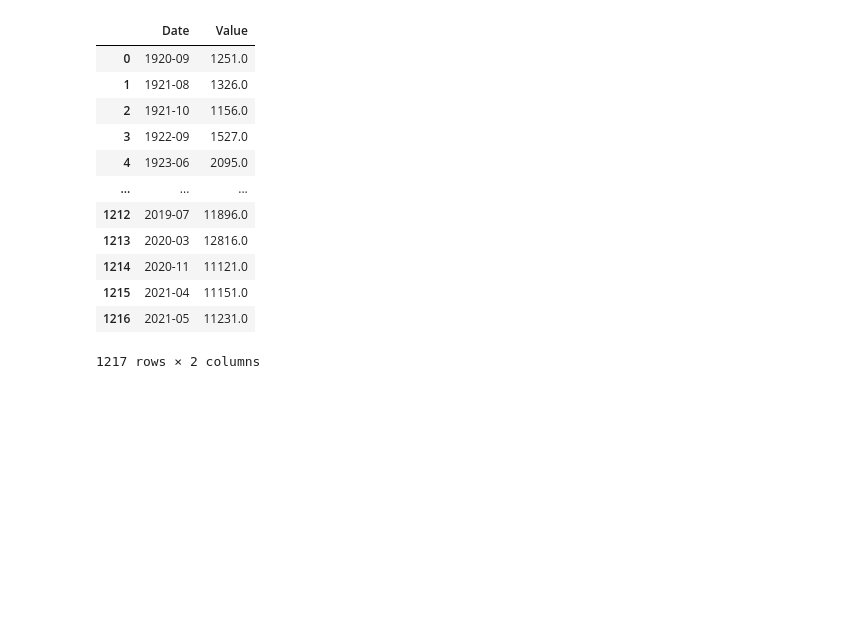
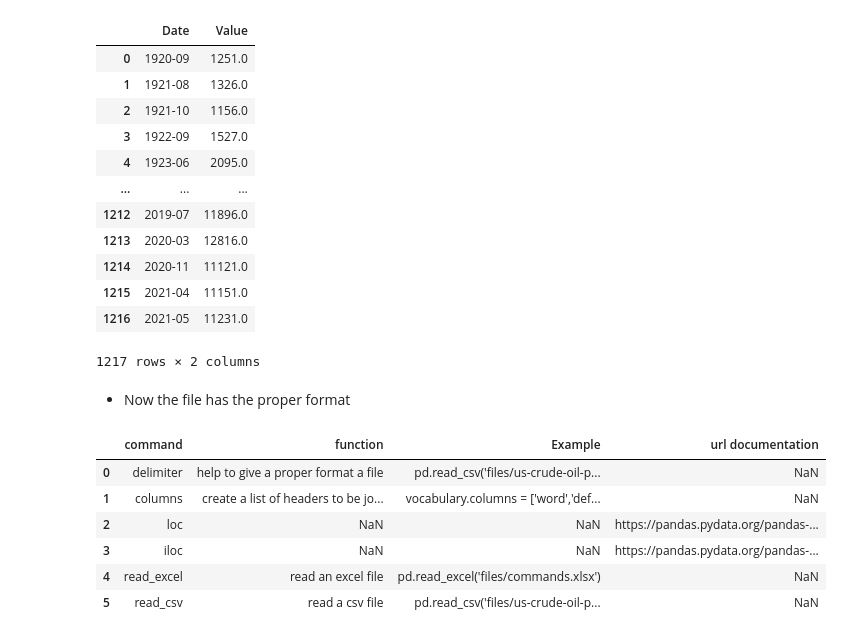
Before and after one commit to r3card0/Python_with_excel_files, a Jupyter notebook: 01_Basics.ipynb, the cells around one changed output. Saved outputs shown, nothing was run; the diff lists cells and outputs as text; code cells hidden in the pictures; blank space fills up the shorter version.

```diff
--- a/01_Basics.ipynb
+++ b/01_Basics.ipynb
@@ -64,3 +69,16 @@ df_csv
 | 1215 | 2021-04 | 11151.0 |
 | 1216 | 2021-05 | 11231.0 |
 1217 rows × 2 columns
+# %% [markdown]
+* Now the file has the proper format
+# %%
+commands = pd.read_excel('files/commands.xlsx')
+commands
+# %% [output]
+|  | command | function | Example | url documentation |
+| 0 | delimiter | help to give a proper format a file | pd.read_csv('files/us-crude-oil-p... | NaN |
+| 1 | columns | create a list of headers to be jo... | vocabulary.columns = ['word','def... | NaN |
+| 2 | loc | NaN | NaN | https://pandas.pydata.org/pandas-... |
+| 3 | iloc | NaN | NaN | https://pandas.pydata.org/pandas-... |
+| 4 | read_excel | read an excel file | pd.read_excel('files/commands.xlsx') | NaN |
+| 5 | read_csv | read a csv file | pd.read_csv('files/us-crude-oil-p... | NaN |
```
Also changed, not shown: parts of 15 cells of this notebook.
